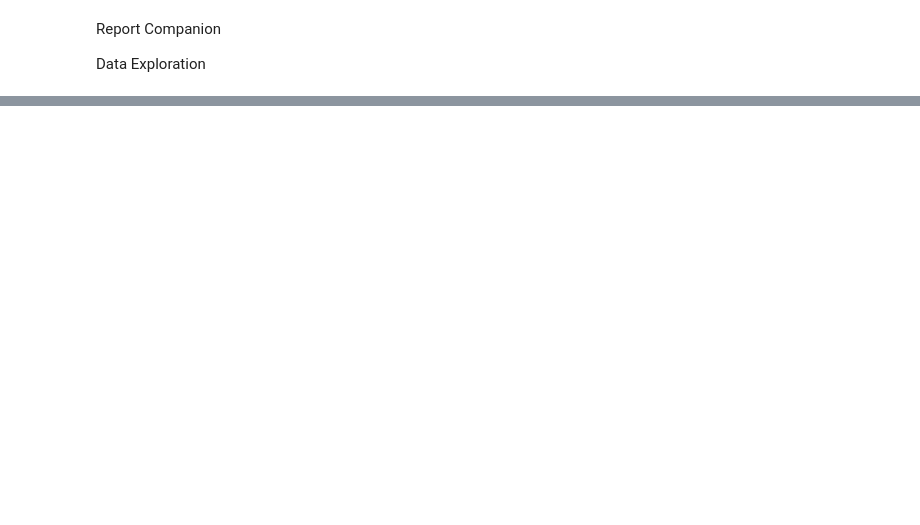
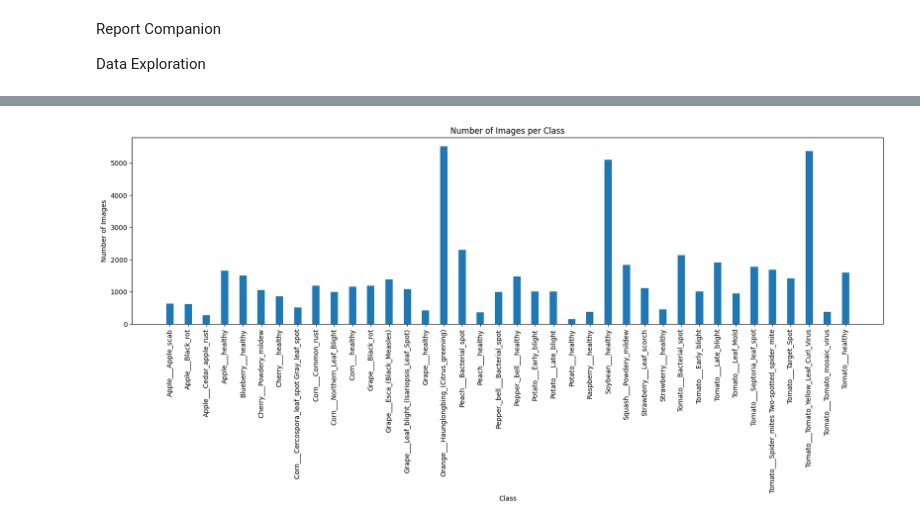
Before and after one commit to dhruvshr/PlantSense, a Jupyter notebook: notebooks/report.ipynb, the cells around one changed output, grey strips where cells are left out. Cells and saved outputs as stored; diff of their text form; code cells hidden in the pictures; blank space fills up the shorter version.

Commit message:
reviving report data exp

```diff
--- a/notebooks/report.ipynb
+++ b/notebooks/report.ipynb
@@ -12,14 +13,16 @@ from PIL import Image
 import textwrap
 # %%
 # load dataset
-PLANTVILLAGE_PATH = f"../data/raw/Plant_leave_diseases_dataset_with_augmentation"
+PLANTVILLAGE_PATH = f"../data/raw/Plant_leave_diseases_dataset_without_augmentation"
 dataset = PlantVillage(PLANTVILLAGE_PATH)
 plant_village = dataset.plantvillage
 
+# get all classes except background ones
+disease_classes = [cls for cls in plant_village.classes if 'Background_without_leaves' not in cls]
+
 # print classes of plant village
+print(f"Total number of Classes: {len(disease_classes)}\n")
 
-print(f"Total number of Classes: {len(plant_village.classes)}\n")
-
-wrapped_text = textwrap.fill(str(plant_village.classes), width=130)
+wrapped_text = textwrap.fill(str(disease_classes), width=130)
 print(wrapped_text)
 # %% [output]
@@ -38,0 +62,11 @@ Total number of Classes: 39
+# %%
+# number of images per class
+
+num_images_per_class = {}
+for disease in disease_classes:
+    num_images_per_class[disease] = len(os.listdir(os.path.join(PLANTVILLAGE_PATH, disease)))
+
+# converting to dataframe
+imgs_per_class = pd.DataFrame(num_images_per_class.items(), columns=['Class', 'Number of Images'])
+# print(imgs_per_class)
+imgs_per_class.sort_values(by='Number of Images', ascending=False)
@@ -38,0 +91,14 @@ Total number of Classes: 39
+# %%
+# plotting number of images per class
+
+idx = [i for i in range(len(disease_classes))]
+plt.figure(figsize=(20, 5))
+plt.bar(idx, [i for i in num_images_per_class.values()], width=0.4)
+plt.xlabel('Class')
+plt.ylabel('Number of Images')
+plt.title('Number of Images per Class')
+plt.xticks(idx, disease_classes, rotation=90)
+plt.title('Number of Images per Class')
+plt.show()
+# %% [output]
+[figure, added]
```
Also changed, not shown: parts of 6 cells of this notebook.
